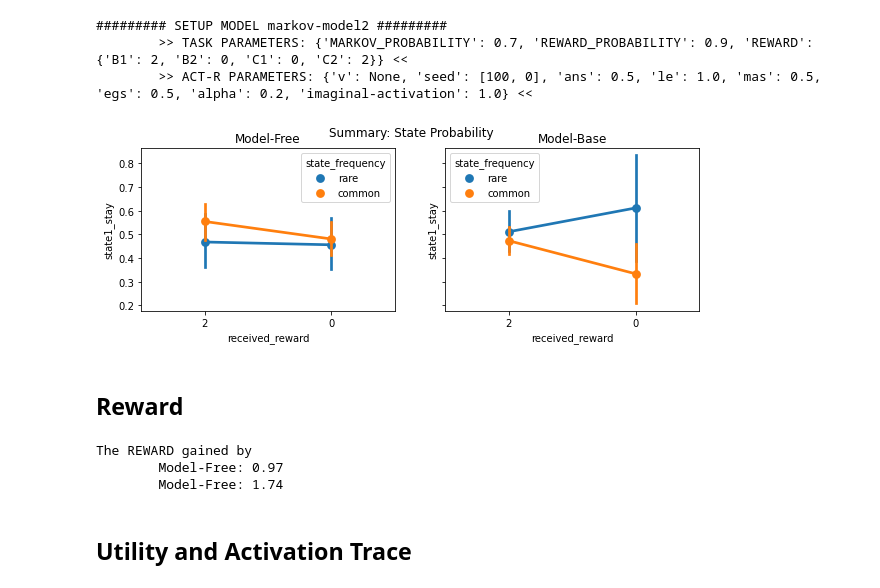
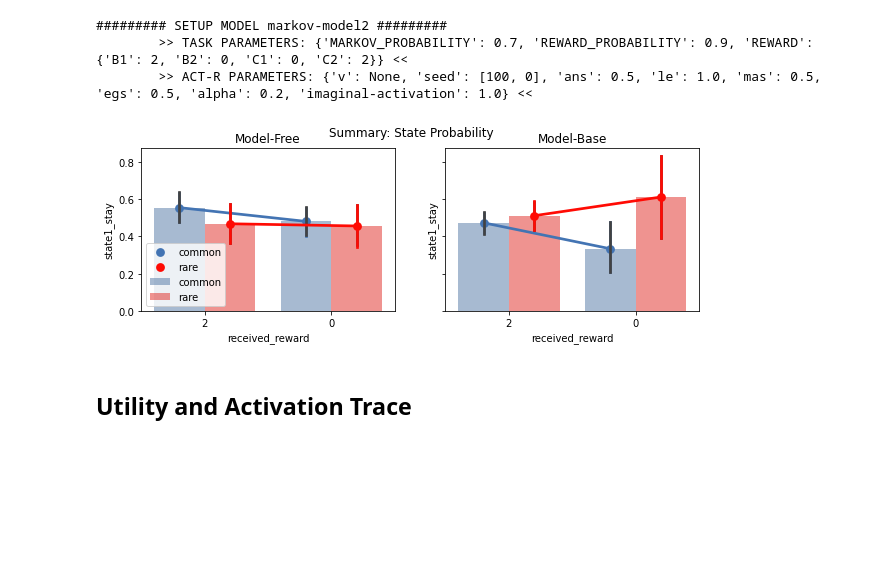
Before and after one commit to yangyuxue2333/ACTR-MarkovTask, a Jupyter notebook: analysis/compare_models.ipynb, the cells around one changed output. Cells and saved outputs as stored; diff of their text form; code cells hidden in the pictures; blank space fills up the shorter version.

Commit message:
update comapre_models

```diff
--- a/analysis/compare_models.ipynb
+++ b/analysis/compare_models.ipynb
@@ -52,30 +52,41 @@ df1, df2 = m1.calculate_stay_probability(), m2.calculate_stay_probability()
 df1_state1stay = df1.groupby(['received_reward', 'reward_frequency', 'state_frequency']).agg({'state1_stay': lambda x: x.mean(skipna=True)}).reset_index()
 df2_state1stay = df2.groupby(['received_reward', 'reward_frequency', 'state_frequency']).agg({'state1_stay': lambda x: x.mean(skipna=True)}).reset_index()
 # %%
+# Create an array with the colors you want to use
+my_palette = sns.color_palette(["#4374B3", "#FF0B04"])
+
 fig, axes = plt.subplots(1, 2, figsize=(10,3), sharex=True, sharey=True)
 fig.suptitle('Summary: State Probability')
-sns.pointplot(data=df1, x='received_reward', y='state1_stay',
-                   hue='state_frequency',
-                   order = sorted(df1['received_reward'].unique(), reverse=True),
-                   ax=axes[0])
-sns.pointplot(data=df2, x='received_reward', y='state1_stay',
-                   hue='state_frequency',
-                   order = sorted(df1['received_reward'].unique(), reverse=True),
-                   ax=axes[1])
+sns.barplot(data=df1, x='received_reward', y='state1_stay',
+            hue='state_frequency', palette=my_palette, alpha=.5,
+            order = sorted(df1['received_reward'].unique(), reverse=True),
+            hue_order=['common', 'rare'],
+            ax=axes[0])
+sns.pointplot(data=df1, x='received_reward', y='state1_stay', dodge=0.4,
+            hue='state_frequency', palette=my_palette,
+            order = sorted(df1['received_reward'].unique(), reverse=True),
+            hue_order=['common', 'rare'],
+            ax=axes[0])
+
+sns.barplot(data=df2, x='received_reward', y='state1_stay',
+            hue='state_frequency', palette=my_palette, alpha=.5,
+            order = sorted(df2['received_reward'].unique(), reverse=True),
+            hue_order=['common', 'rare'],
+            ax=axes[1])
+sns.pointplot(data=df2, x='received_reward', y='state1_stay',  dodge=0.4,
+            hue='state_frequency', palette=my_palette,
+            order = sorted(df2['received_reward'].unique(), reverse=True),
+            hue_order=['common', 'rare'],
+            ax=axes[1])
+
+axes[0].legend(loc=0)
+axes[1].legend_.remove()
 axes[0].set_title('Model-Free')
 axes[1].set_title('Model-Base')
 
 plt.show()
 # %% [output]
-[figure, old version]
+[figure, new version]
-# %% [markdown]
-## Reward
-# %%
-print('The REWARD gained by \n\tModel-Free: %.2f \n\tModel-Free: %.2f' % (df1['received_reward'].sum()/len(df1), df2['received_reward'].sum()/len(df2)))
-# %% [output]
-The REWARD gained by
-        Model-Free: 0.97
-        Model-Free: 1.74
 # %% [markdown]
 ## Utility and Activation Trace
 # %%
```
Also changed, not shown: parts of 2 cells of this notebook.
